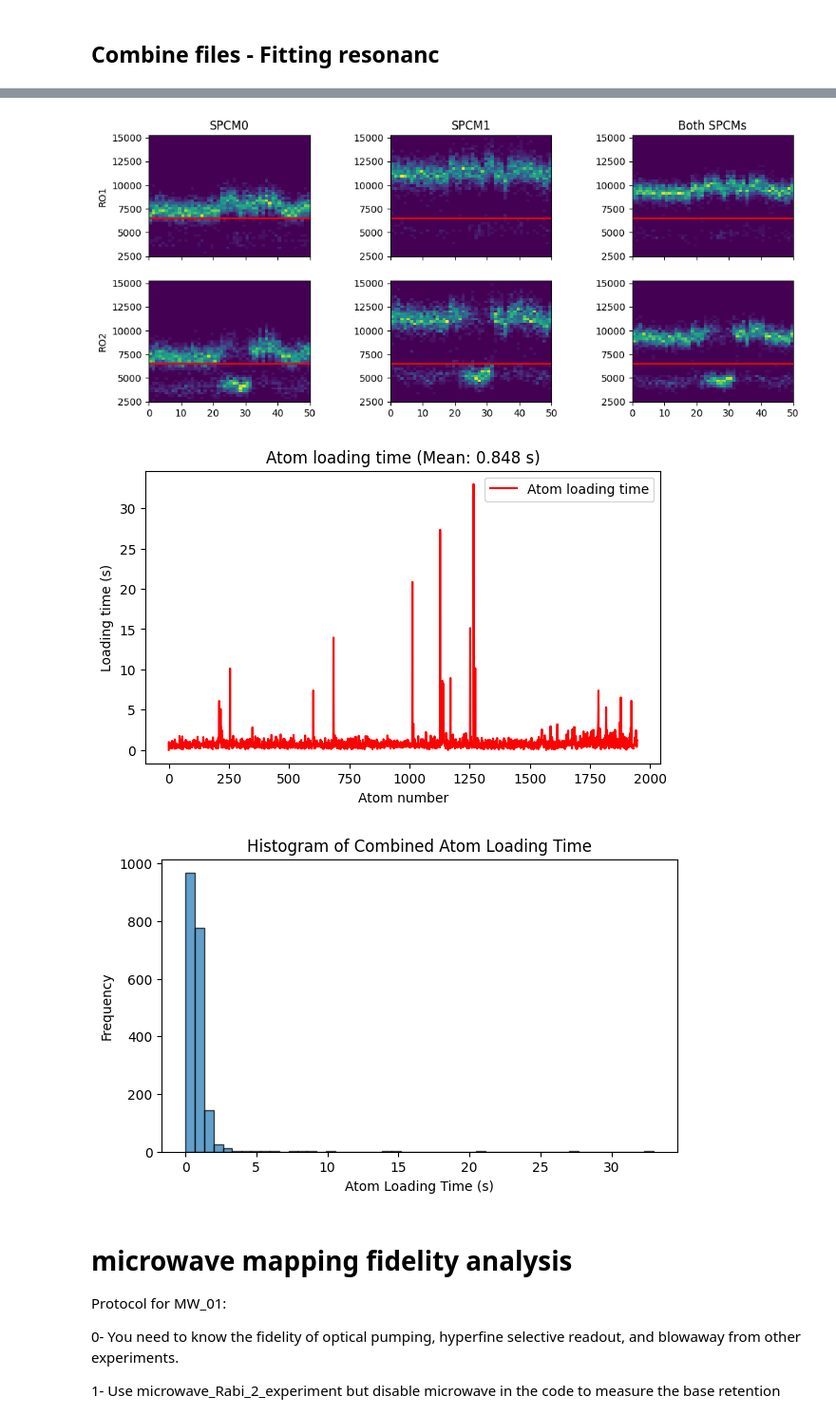
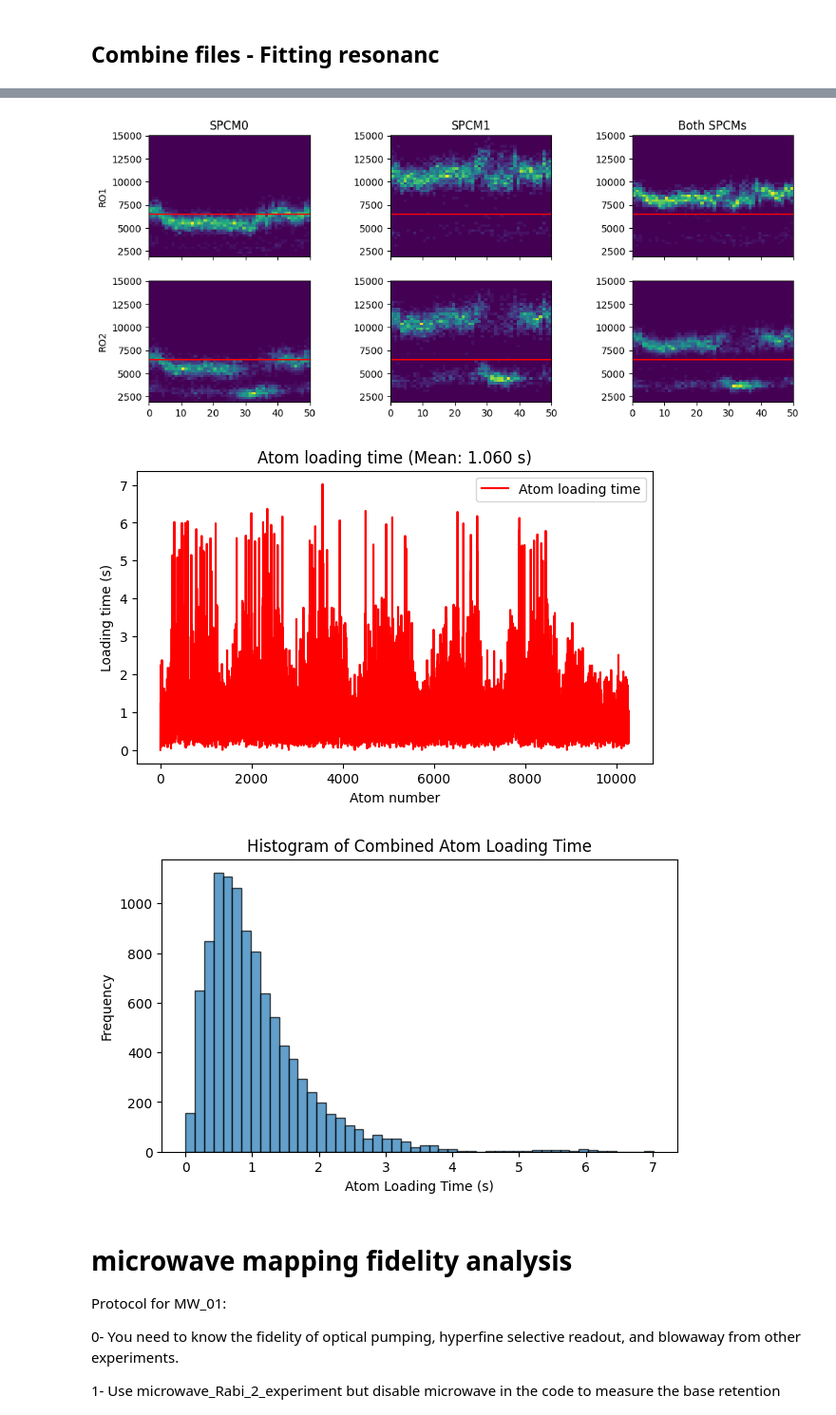
Before and after one commit to QuantumQuadrate/qn_artiq_routines, a Jupyter notebook: Analysis/Microwave analysis/Microwave_analysis_2025.ipynb, the cells around one changed output, grey strips where cells are left out. Shown at 95% size. Cells and saved outputs as stored; diff of their text form; code cells hidden in the pictures.

```diff
--- a/Analysis/Microwave analysis/Microwave_analysis_2025.ipynb
+++ b/Analysis/Microwave analysis/Microwave_analysis_2025.ipynb
@@ -2,7 +2,7 @@
 # Mapping atom analysis
 Valid for experiments from 2025-04-30 until ...
 # %%
-date_filters = ["2026-02-10"]
+date_filters = ["2026-02-10","2026-02-11"]
 
 from matplotlib import pyplot as plt
 import matplotlib as mpl
@@ -77,18 +92,18 @@ file 28 (C:\Networking Experiment\artiq codes\artiq-master\results\2026-02-10\13
 With fitting the resonance for microwave scans
 
 """
-# ### the file(s) to analyze:
-# file_indices = {
-#     79:'',
-#     # 38:'',
-#     # 39:'',
-#     # 40:'',
-#     # 38:'',
-#     # 38:'',
-#     # 40:'',
-# }
+### the file(s) to analyze:
+file_indices = {
+    0:'',
+    2:'',
+    4:'',
+    6:'',
+    8:'',
+    10:'',
+    37:'',
+}
 
-file_indices = {i: '' for i in range(23, 28, 2)}
+# file_indices = {i: '' for i in range(0, 23, 2)}
 
 compare = True # compare multiple files in the same retention and loading plots
 otsu_threshold = False # compute threshold using Otsu method instead doing it by eye. only work when require atom loading = False
@@ -419,6 +439,6 @@ center=337341077.0436±23251.1417, sigma=30328.2859±24977.9954, ampl=0.0183±0.
-[figure, old version]
+[figure, new version]
-[figure, old version]
+[figure, new version]
-[figure, old version]
+[figure, new version]
 # %% [markdown]
 # microwave mapping fidelity analysis
 
```
Also changed, not shown: parts of 3 cells of this notebook, 4 other files.
